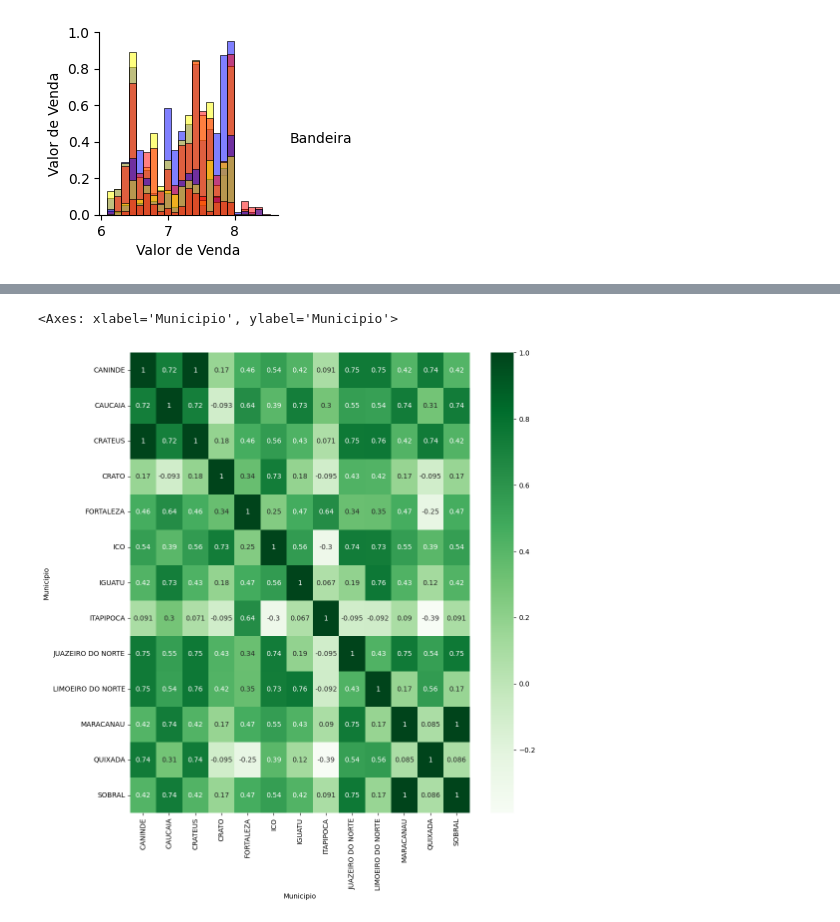
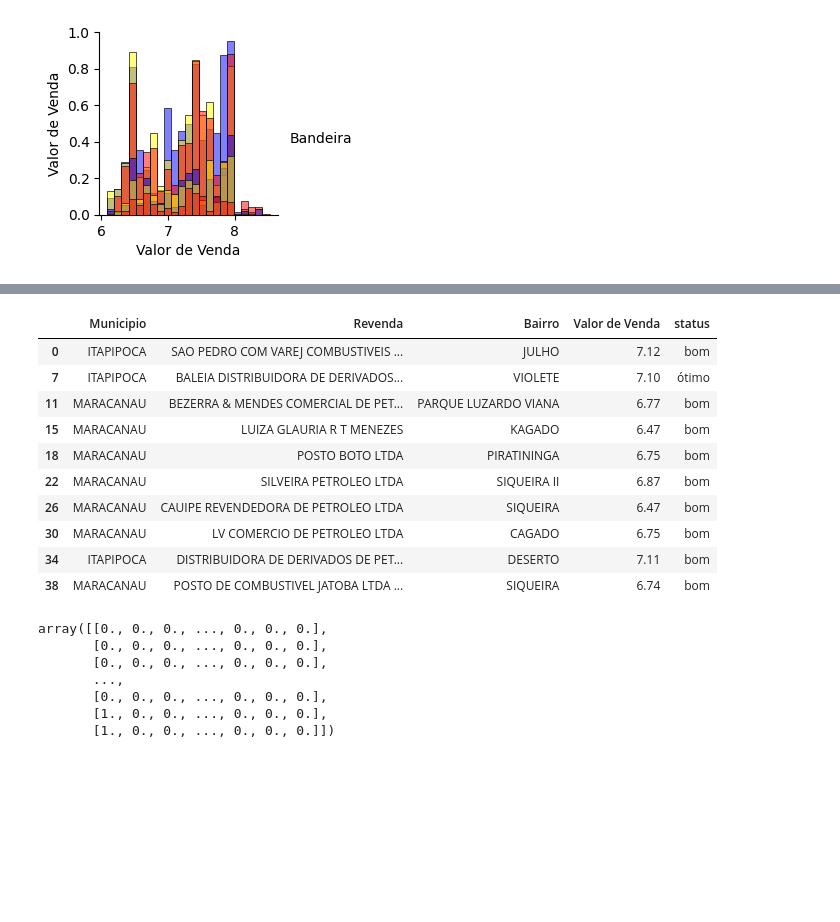
Before and after one commit to Danieloliver1/Datascience, a Jupyter notebook: precos_semestrais_ceara_2022_012.ipynb, the cells around one changed output, grey strips where cells are left out. Saved outputs shown, nothing was run; the diff lists cells and outputs as text; code cells hidden in the pictures; blank space fills up the shorter version.

```diff
--- a/precos_semestrais_ceara_2022_012.ipynb
+++ b/precos_semestrais_ceara_2022_012.ipynb
@@ -250,0 +230,11 @@ memory usage: 583.5+ KB
+# %%
+# nova_tabela['Melhor preço'] =
+# nova_tabela.loc[nova_tabela['Municipio']=='ITAPIPOCA', 'Valor de Venda'].head()
+
+mediana_preco_municipio = nova_tabela.groupby('Municipio')['Valor de Venda'].median()
+
+menor_preco_municipio = nova_tabela.groupby('Municipio')['Valor de Venda'].min()
+
+max_preco_municipio = nova_tabela.groupby('Municipio')['Valor de Venda'].max()
+
+menor_preco_municipio.head()
@@ -251,3 +249,7 @@ memory usage: 583.5+ KB
+# %%
+# nova_tabela['status'] = nova_tabela.apply(lambda row: 'ruim' if row['Valor de Venda'] == max_preco_municipio[row['Municipio']] else 'bom' if row['Valor de Venda'] >= menor_preco_municipio[row['Municipio']] else 'ótimo', axis=1)
+# # nova_tabela['status'] = nova_tabela.apply(lambda row: 'ruim' if row['Valor de Venda'] == menor_preco_municipio[row['Municipio']] else 'bom' if row['Valor de Venda'] <= media_preco_municipio[row['Municipio']] else 'ótimo', axis=1)
+nova_tabela['status'] = nova_tabela.apply(lambda row: 'barato' if row['Valor de Venda'] == menor_preco_municipio[row['Municipio']] else 'rasoavel' if row['Valor de Venda'] <= mediana_preco_municipio[row['Municipio']] else 'caro', axis=1)
 # %%
 #substituindo valores vazio por zero
 
@@ -272,11 +264,22 @@ df.head(10)
 # %%
-#mostrando no grafico
-corr = nova_tabela.corr()
-fig,ax = plt.subplots(figsize=(11,12))
-sns.heatmap(corr, annot=True, ax=ax, cmap='Greens')
+# #mostrando no grafico
+# corr = nova_tabela.corr()
+# fig,ax = plt.subplots(figsize=(11,12))
+# sns.heatmap(corr, annot=True, ax=ax, cmap='Greens')
-# %% [output]
-<Axes: xlabel='Municipio', ylabel='Municipio'>
-[figure, removed]
+# %%
+nova_tabela.head(10)
+# %% [output]
+|  | Municipio | Revenda | Bairro | Valor de Venda | status |
+| 0 | ITAPIPOCA | SAO PEDRO COM VAREJ COMBUSTIVEIS ... | JULHO | 7.12 | bom |
+| 7 | ITAPIPOCA | BALEIA DISTRIBUIDORA DE DERIVADOS... | VIOLETE | 7.10 | ótimo |
+| 11 | MARACANAU | BEZERRA & MENDES COMERCIAL DE PET... | PARQUE LUZARDO VIANA | 6.77 | bom |
+| 15 | MARACANAU | LUIZA GLAURIA R T MENEZES | KAGADO | 6.47 | bom |
+| 18 | MARACANAU | POSTO BOTO LTDA | PIRATININGA | 6.75 | bom |
+| 22 | MARACANAU | SILVEIRA PETROLEO LTDA | SIQUEIRA II | 6.87 | bom |
+| 26 | MARACANAU | CAUIPE REVENDEDORA DE PETROLEO LTDA | SIQUEIRA | 6.47 | bom |
+| 30 | MARACANAU | LV COMERCIO DE PETROLEO LTDA | CAGADO | 6.75 | bom |
+| 34 | ITAPIPOCA | DISTRIBUIDORA DE DERIVADOS DE PET... | DESERTO | 7.11 | bom |
+| 38 | MARACANAU | POSTO DE COMBUSTIVEL JATOBA LTDA ... | SIQUEIRA | 6.74 | bom |
 # %%
 #sempre segue um padrão para aprendizado de maquina
 
@@ -293,0 +300,17 @@ x_treino, x_teste, y_treino, y_teste = train_test_split(x,y, test_size=0.2, rand
+# %%
+# transformando as colunas tipos object em numeros binarios é um preprocessamento
+from sklearn.preprocessing import OneHotEncoder
+
+
+onehot = OneHotEncoder(sparse=False,drop='first')
+# variavel x_bin é a coluna transformada
+x_bin = onehot.fit_transform(x)
+x_bin
+# %% [output]
+array([[0., 0., 0., ..., 0., 0., 0.],
+       [0., 0., 0., ..., 0., 0., 0.],
+       [0., 0., 0., ..., 0., 0., 0.],
+       ...,
+       [0., 0., 0., ..., 0., 0., 0.],
+       [1., 0., 0., ..., 0., 0., 0.],
+       [1., 0., 0., ..., 0., 0., 0.]])
```
Also changed, not shown: parts of 22 cells of this notebook.
